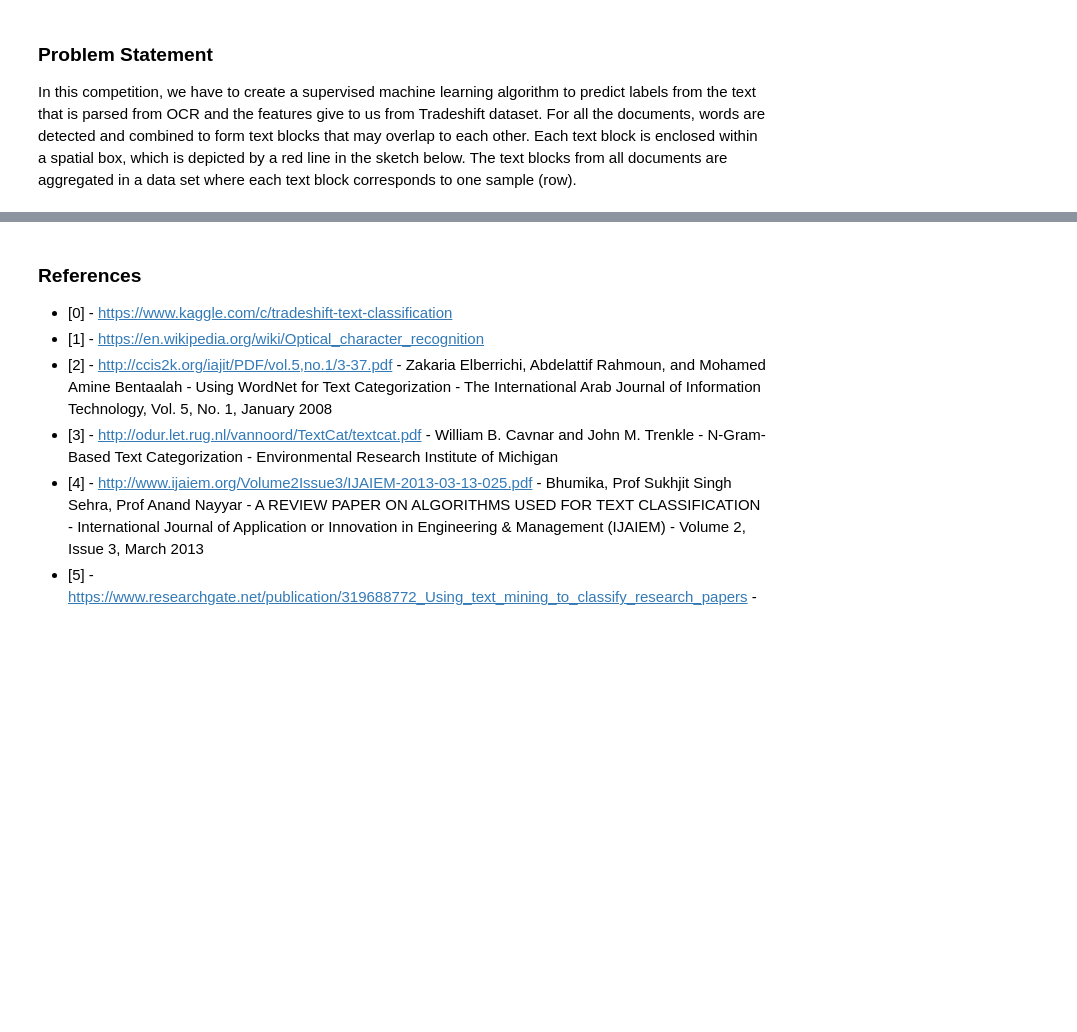
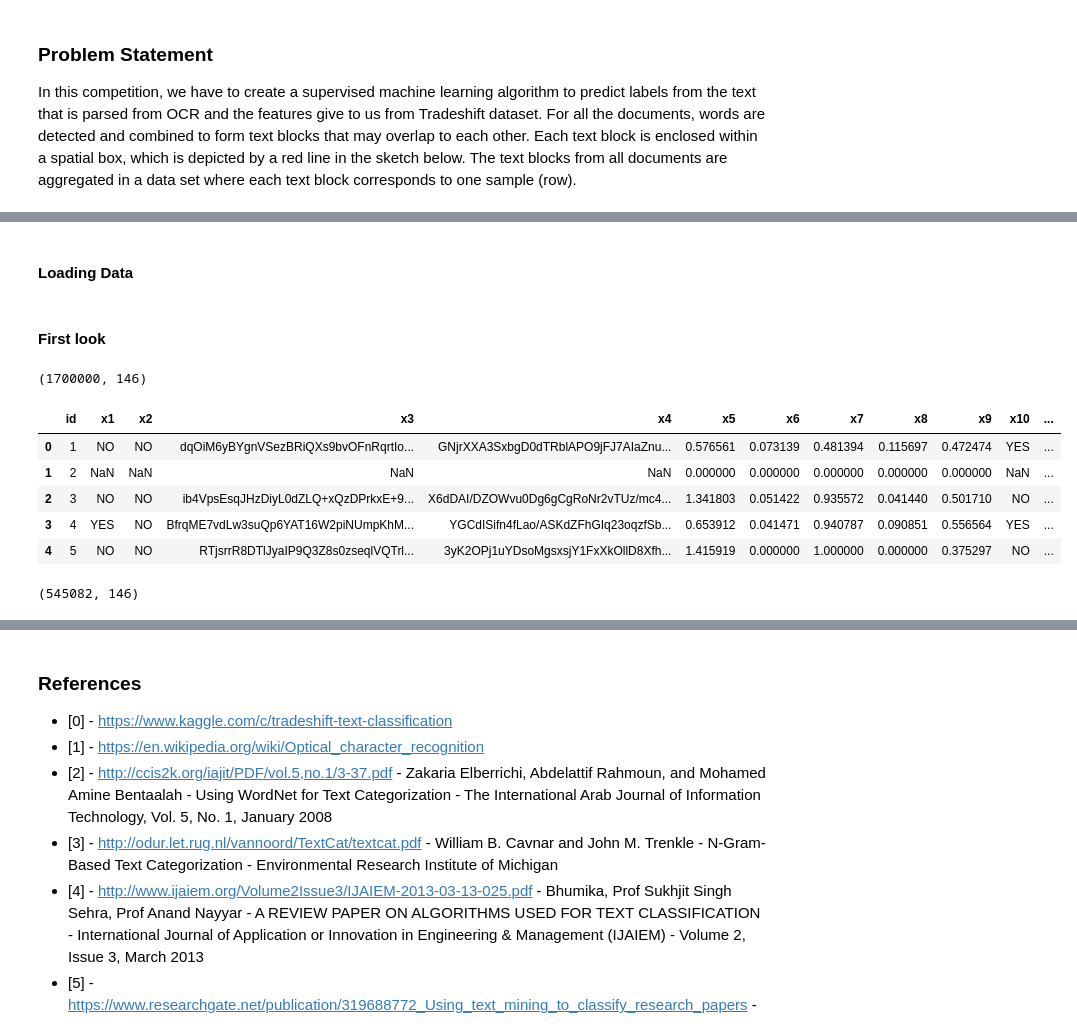
Before and after one commit to felipe-dossantos-dev/mlnd-capstone-tradeshift, a Jupyter notebook: notebooks/capstone-proposal.ipynb, the cells around one changed output, grey strips where cells are left out. Saved outputs shown, nothing was run; the diff lists cells and outputs as text; code cells hidden in the pictures; blank space fills up the shorter version.

Commit message:
beggining the data exploration

```diff
--- a/notebooks/capstone-proposal.ipynb
+++ b/notebooks/capstone-proposal.ipynb
@@ -67,0 +56,31 @@ data.describe()
+# %% [markdown]
+#### Loading Data <a class="anchor" id="loading_data"></a>
+# %%
+import src.describe as d
+import pandas as pd
+
+pd.set_option('display.max_columns', None)
+pd.set_option('display.expand_frame_repr', False)
+pd.set_option('max_colwidth', -1)
+
+train_features = d.read_train_features()
+test_features = d.read_test_features()
+# %% [markdown]
+#### First look <a class="anchor" id="first_look"></a>
+# %%
+train_features.shape
+# %% [output]
+(1700000, 146)
+# %%
+train_features.head()
+# %% [output]
+|  | id | x1 | x2 | x3 | x4 | x5 | x6 | x7 | x8 | x9 | x10 | ... |
+| 0 | 1 | NO | NO | dqOiM6yBYgnVSezBRiQXs9bvOFnRqrtIo... | GNjrXXA3SxbgD0dTRblAPO9jFJ7AIaZnu... | 0.576561 | 0.073139 | 0.481394 | 0.115697 | 0.472474 | YES | ... |
+| 1 | 2 | NaN | NaN | NaN | NaN | 0.000000 | 0.000000 | 0.000000 | 0.000000 | 0.000000 | NaN | ... |
+| 2 | 3 | NO | NO | ib4VpsEsqJHzDiyL0dZLQ+xQzDPrkxE+9... | X6dDAI/DZOWvu0Dg6gCgRoNr2vTUz/mc4... | 1.341803 | 0.051422 | 0.935572 | 0.041440 | 0.501710 | NO | ... |
+| 3 | 4 | YES | NO | BfrqME7vdLw3suQp6YAT16W2piNUmpKhM... | YGCdISifn4fLao/ASKdZFhGIq23oqzfSb... | 0.653912 | 0.041471 | 0.940787 | 0.090851 | 0.556564 | YES | ... |
+| 4 | 5 | NO | NO | RTjsrrR8DTlJyaIP9Q3Z8s0zseqlVQTrl... | 3yK2OPj1uYDsoMgsxsjY1FxXkOllD8Xfh... | 1.415919 | 0.000000 | 1.000000 | 0.000000 | 0.375297 | NO | ... |
+# %%
+test_features.shape
+# %% [output]
+(545082, 146)
```
Also changed, not shown: parts of 8 cells of this notebook, 1 other file.
